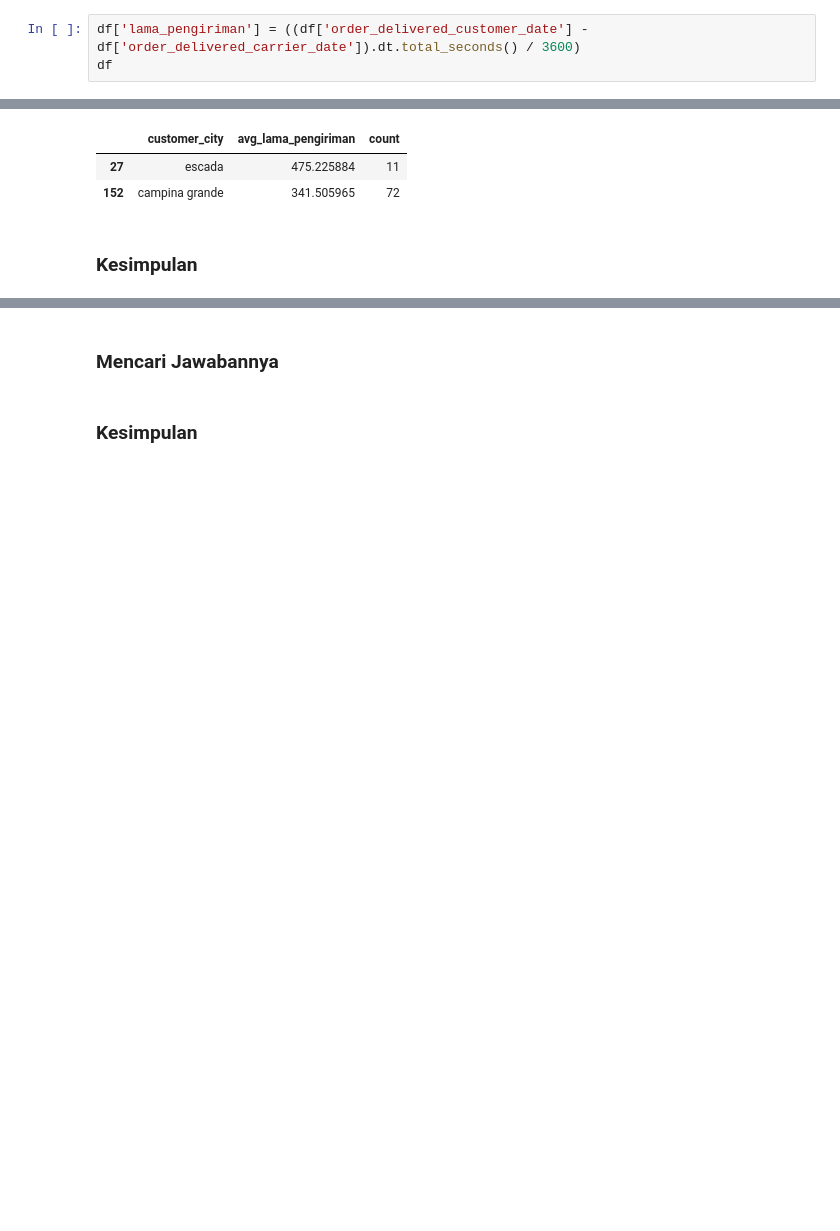
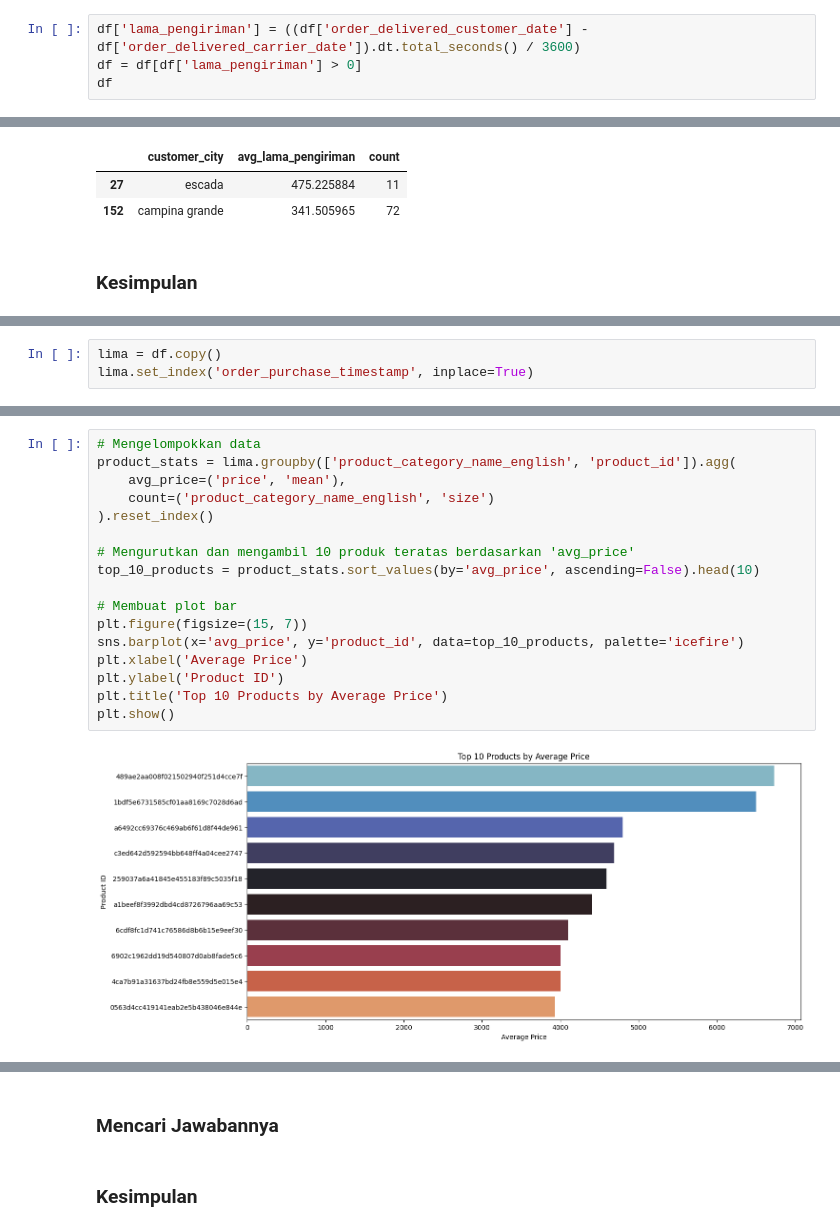
Before and after one commit to FransiscoReadyPermana/E-commerce-public-dicoding, a Jupyter notebook: 1.ipynb, the cells around one changed output, grey strips where cells are left out. Saved outputs shown, nothing was run; the diff lists cells and outputs as text; blank space fills up the shorter version.

```diff
--- a/1.ipynb
+++ b/1.ipynb
@@ -702,6 +730,7 @@ tapi kalau dilihat dari peta, wajar aja sih ongkir ke escada semahal itu. posisi
 ### Mencari Jawabannya
 # %%
 df['lama_pengiriman'] = ((df['order_delivered_customer_date'] - df['order_delivered_carrier_date']).dt.total_seconds() / 3600)
+df = df[df['lama_pengiriman'] > 0]
 df
 # %% [output]
 A value is trying to be set on a copy of a slice from a DataFrame.
@@ -769,0 +801,3 @@ coba liat aja di map nya ini
+# %%
+lima = df.copy()
+lima.set_index('order_purchase_timestamp', inplace=True)
@@ -769,0 +854,19 @@ coba liat aja di map nya ini
+# %%
+# Mengelompokkan data
+product_stats = lima.groupby(['product_category_name_english', 'product_id']).agg(
+    avg_price=('price', 'mean'),
+    count=('product_category_name_english', 'size')
+).reset_index()
+
+# Mengurutkan dan mengambil 10 produk teratas berdasarkan 'avg_price'
+top_10_products = product_stats.sort_values(by='avg_price', ascending=False).head(10)
+
+# Membuat plot bar
+plt.figure(figsize=(15, 7))
+sns.barplot(x='avg_price', y='product_id', data=top_10_products, palette='icefire')
+plt.xlabel('Average Price')
+plt.ylabel('Product ID')
+plt.title('Top 10 Products by Average Price')
+plt.show()
+# %% [output]
+[figure, added]
```
Also changed, not shown: parts of 40 cells of this notebook.
